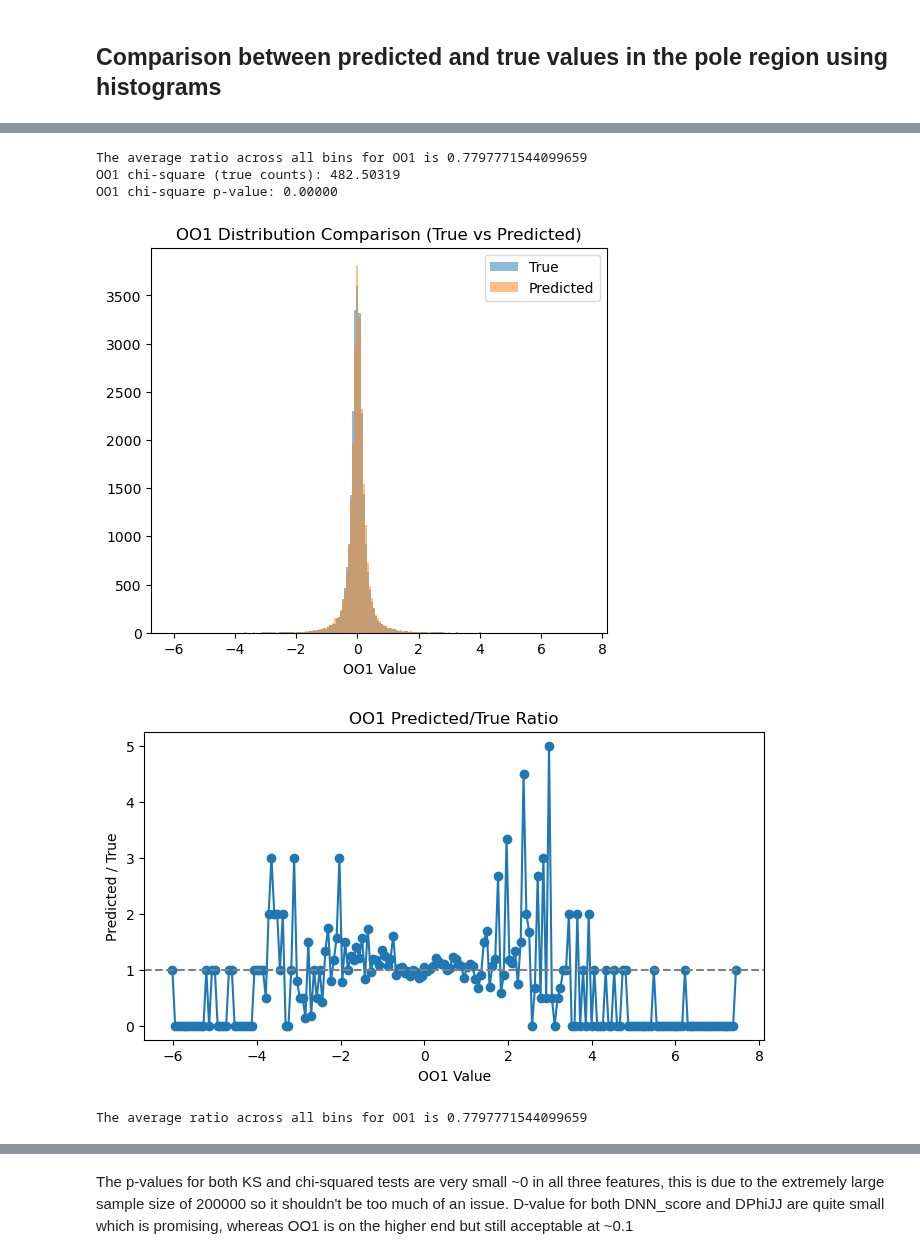
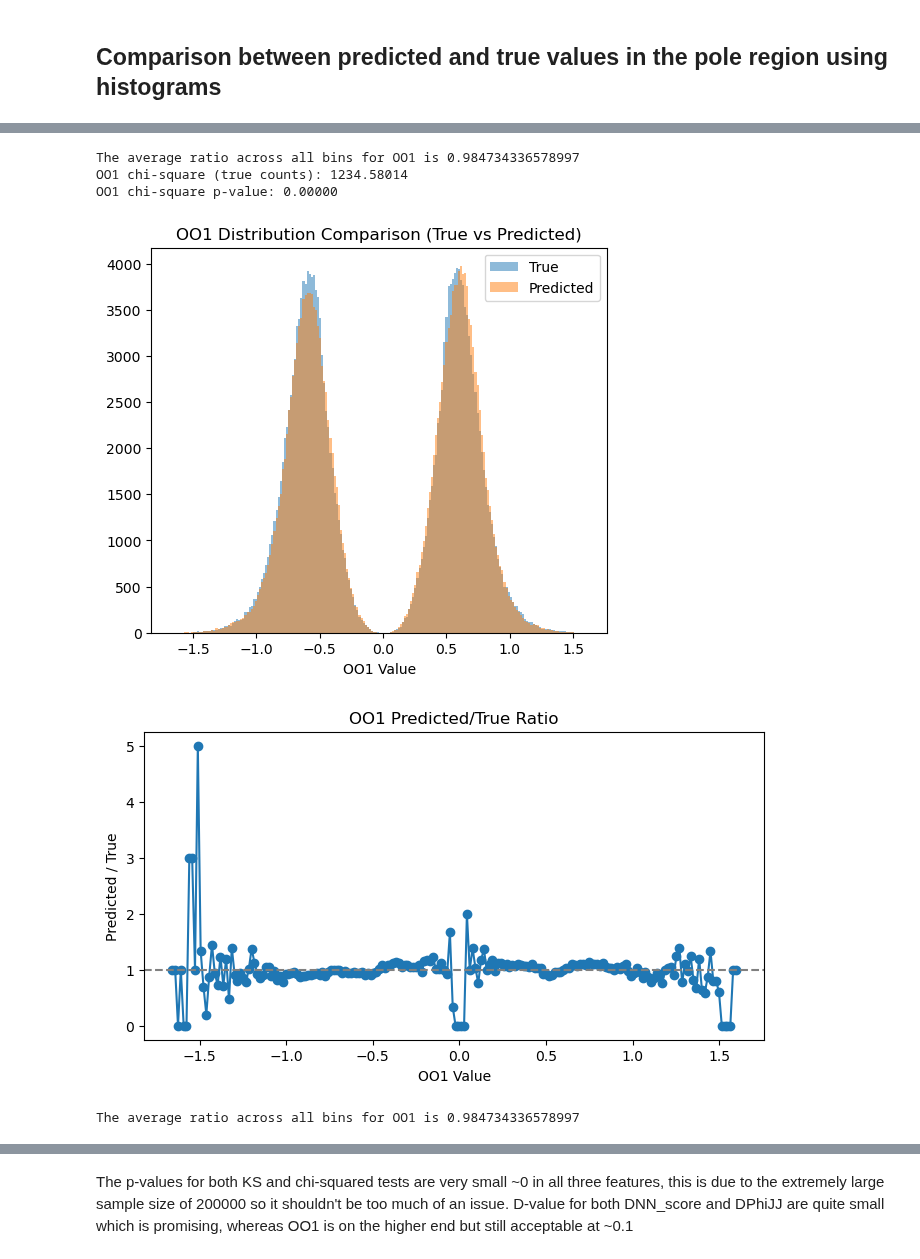
Before and after one commit to Pigwiggy/senior-honours-project, a Jupyter notebook: multifeature_flow-matching2.0.ipynb, the cells around one changed output, grey strips where cells are left out. Saved outputs shown, nothing was run; the diff lists cells and outputs as text; code cells hidden in the pictures.

Commit message:
Added final transformation to OO! - this time the data is transformed pre-training/sampling instead of afterwards

```diff
--- a/multifeature_flow-matching2.0.ipynb
+++ b/multifeature_flow-matching2.0.ipynb
@@ -41,6 +41,7 @@ mask2 = raw_df['HiggsM'] < lower_bound
 ## Try applying a logarithmic transformation to the OO1 feature to reduce peak
 trimmed_df = raw_df[mask1 | mask2]
 trimmed_df = trimmed_df[trimmed_df['OO1'].between(-5, 5)]
+trimmed_df['OO1'] = np.sign(trimmed_df['OO1']) * np.abs(trimmed_df['OO1'])**0.25
 
 
 # Save the trimmed DataFrame to a CSV file for inspection
@@ -154,7 +155,7 @@ model = ConditionalMLP(
     cond_dim=1,
     )
 
-num_steps = 25000
+num_steps = 300000
 # Added cosine scheduler and AdamW optimizer with a lower learning rate to help with training stability
 model = model.to(device)  # Move model to GPU/CPU
 optim = torch.optim.AdamW(model.parameters(), lr=1e-5)
@@ -429,8 +434,8 @@ csv2.to_csv(f'data_dump/sampled_data/training{training_steps/1000}k_samples{samp
 from scipy.stats import ks_2samp
 
 # Remove comment #s and replace the file paths with desired data to perform statistical analysis
-true_points_pole = pd.read_csv('data_dump/sampled_data/training1000.0k_samples25.0k_true.csv')
-pred_points_pole = pd.read_csv('data_dump/sampled_data/training1000.0k_samples25.0k_predicted.csv')
+true_points_pole = pd.read_csv('data_dump/sampled_data/training1500.0k_samples200.0k_true.csv')
+pred_points_pole = pd.read_csv('data_dump/sampled_data/training1500.0k_samples200.0k_predicted.csv')
 
 real_dnn = true_points_pole['DNN_score'].to_numpy()
 model_dnn = pred_points_pole['DNN_score'].to_numpy()
@@ -461,7 +466,7 @@ DNN_pred_df = np.sort(pred_points_pole[['DNN_score']].to_numpy())
 # For plotting the ratios of the histograms
 DNN_true_vals = DNN_true_df.ravel()
 DNN_pred_vals = DNN_pred_df.ravel()
-DNN_num_bins = 200
+DNN_num_bins = 40
 DNN_bin_edges = np.histogram_bin_edges(np.concatenate([DNN_true_vals, DNN_pred_vals]), bins=DNN_num_bins)
 DNN_true_counts = np.histogram(DNN_true_vals, bins=DNN_bin_edges)[0]
 DNN_pred_counts = np.histogram(DNN_pred_vals, bins=DNN_bin_edges)[0]
@@ -513,8 +518,8 @@ OO1_true_df = np.sort(true_points_pole[['OO1']].to_numpy())
 OO1_pred_df = np.sort(pred_points_pole[['OO1']].to_numpy())
 
 
-# OO1_true_df = np.sign(OO1_true_df) * np.abs(OO1_true_df)**0.25
-# OO1_pred_df = np.sign(OO1_pred_df) * np.abs(OO1_pred_df)**0.25
+OO1_true_df = np.sign(OO1_true_df) * np.abs(OO1_true_df)**0.25
+OO1_pred_df = np.sign(OO1_pred_df) * np.abs(OO1_pred_df)**0.25
 
 
 # For plotting the ratios of the histograms
@@ -538,38 +543,38 @@ print(f"The average ratio across all bins for OO1 is {np.mean(OO1_ratio)}")
 OO1_chi_square = np.sum((OO1_pred_counts - OO1_true_counts)**2 / np.maximum(OO1_true_counts, 1))
 print(f"OO1 chi-square (true counts): {OO1_chi_square:.5f}")
 p_value = 1 - stats.chi2.cdf(OO1_chi_square, df=OO1_num_bins-1)
 print(f"OO1 chi-square p-value: {p_value:.5f}")
 
 # Bin centers for plotting
 OO1_bin_centers = 0.5 * (OO1_bin_edges[:-1] + OO1_bin_edges[1:])
 
 plt.figure(1, figsize=(20, 5))
 plt.subplot(1, 3, 1)
 plt.hist(OO1_true_df, bins=OO1_bin_edges, alpha=0.5, label='True')
 plt.hist(OO1_pred_df, bins=OO1_bin_edges, alpha=0.5, label='Predicted')
 plt.xlabel('OO1 Value')
 plt.title('OO1 Distribution Comparison (True vs Predicted)')
 plt.legend()
 plt.savefig('graphs/OO1_comparison.png')
 
 plt.figure(figsize=(8, 4))
 plt.plot(OO1_bin_centers, OO1_ratio, marker='o')
 plt.axhline(1.0, color='gray', linestyle='--')
 plt.xlabel('OO1 Value')
 plt.ylabel('Predicted / True')
 plt.title('OO1 Predicted/True Ratio')
 plt.savefig('graphs/OO1_ratio.png')
 plt.show()
 
 
 print(f"The average ratio across all bins for OO1 is {np.mean(OO1_ratio)}")
 # %% [output]
-The average ratio across all bins for OO1 is 0.7797771544099659
-OO1 chi-square (true counts): 482.50319
+The average ratio across all bins for OO1 is 0.984734336578997
+OO1 chi-square (true counts): 1234.58014
 OO1 chi-square p-value: 0.00000
-[figure, old version]
+[figure, new version]
-[figure, old version]
+[figure, new version]
-The average ratio across all bins for OO1 is 0.7797771544099659
+The average ratio across all bins for OO1 is 0.984734336578997
 # %%
 # DPhi_jj distribution
 DPhi_true_df = np.sort(true_points_pole[['DPhi_jj']].to_numpy())
```
Also changed, not shown: parts of 10 cells of this notebook.
